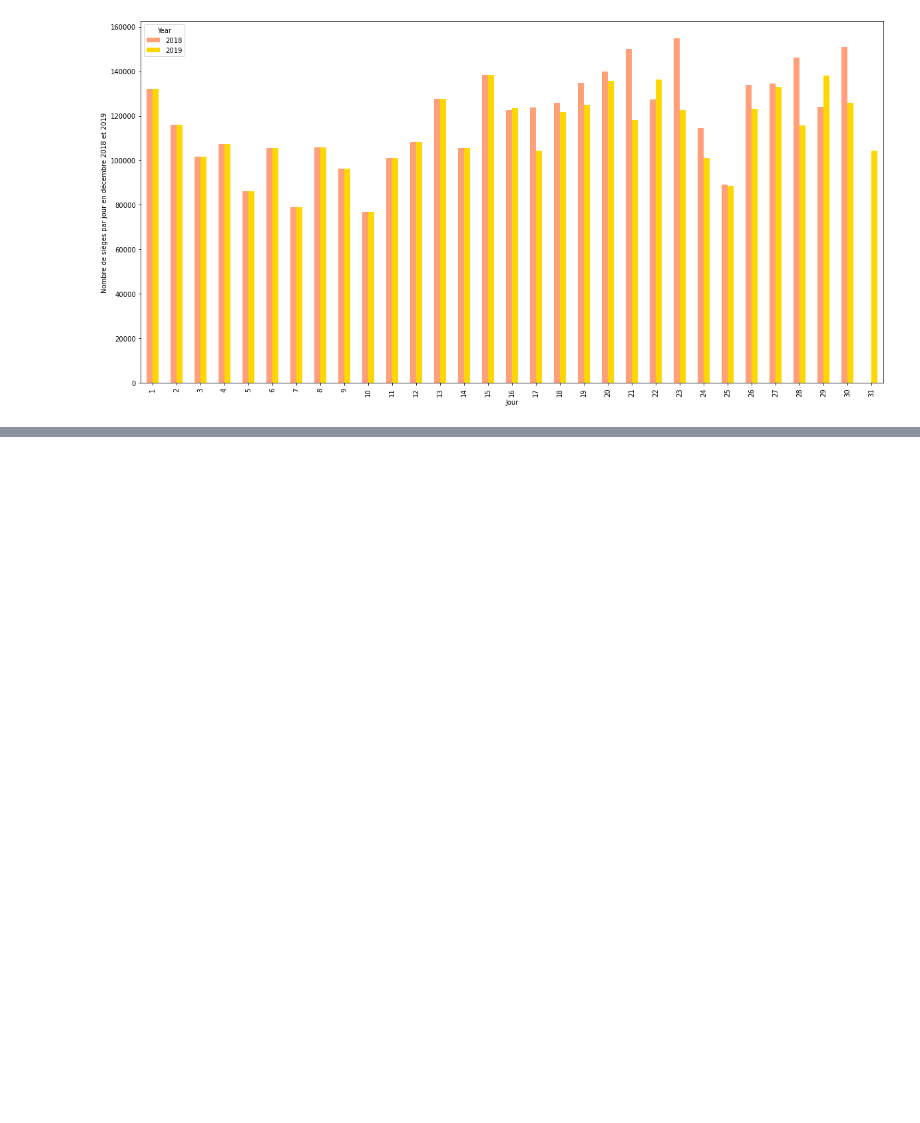
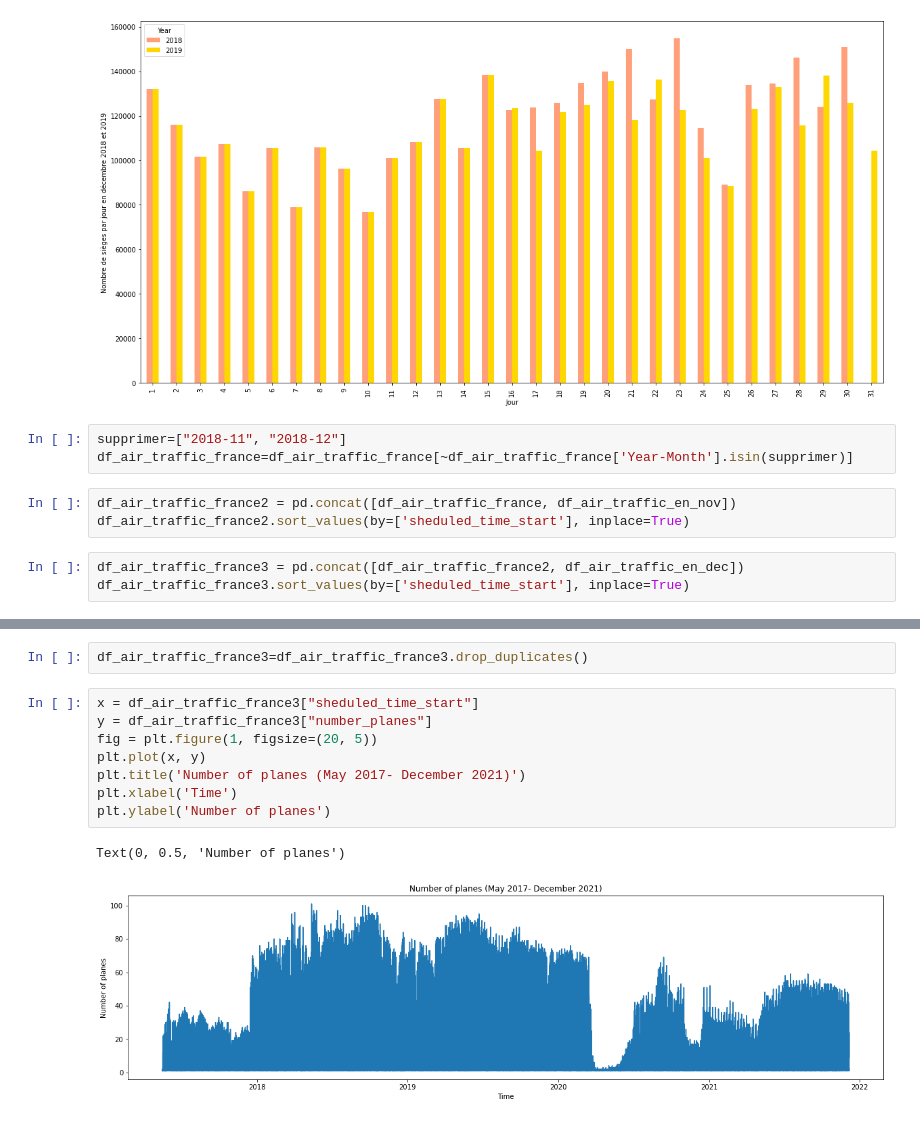
Before and after one commit to julienowack/stat_app, a Jupyter notebook: Valeurs manquantes.ipynb, the cells around one changed output, grey strips where cells are left out. Saved outputs shown, nothing was run; the diff lists cells and outputs as text; blank space fills up the shorter version.

```diff
--- a/Valeurs manquantes.ipynb
+++ b/Valeurs manquantes.ipynb
@@ -311,3 +307,12 @@ plt.ylabel("Nombre de sièges par jour en décembre 2018 et 2019")
 plt.show()
 # %% [output]
 [figure]
+# %%
+supprimer=["2018-11", "2018-12"]
+df_air_traffic_france=df_air_traffic_france[~df_air_traffic_france['Year-Month'].isin(supprimer)]
+# %%
+df_air_traffic_france2 = pd.concat([df_air_traffic_france, df_air_traffic_en_nov])
+df_air_traffic_france2.sort_values(by=['sheduled_time_start'], inplace=True)
+# %%
+df_air_traffic_france3 = pd.concat([df_air_traffic_france2, df_air_traffic_en_dec])
+df_air_traffic_france3.sort_values(by=['sheduled_time_start'], inplace=True)
@@ -313,0 +335,13 @@ plt.show()
+# %%
+df_air_traffic_france3=df_air_traffic_france3.drop_duplicates()
+# %%
+x = df_air_traffic_france3["sheduled_time_start"]
+y = df_air_traffic_france3["number_planes"]
+fig = plt.figure(1, figsize=(20, 5))
+plt.plot(x, y)
+plt.title('Number of planes (May 2017- December 2021)')
+plt.xlabel('Time')
+plt.ylabel('Number of planes')
+# %% [output]
+Text(0, 0.5, 'Number of planes')
+[figure, added]
```
Also changed, not shown: parts of 7 cells of this notebook.
